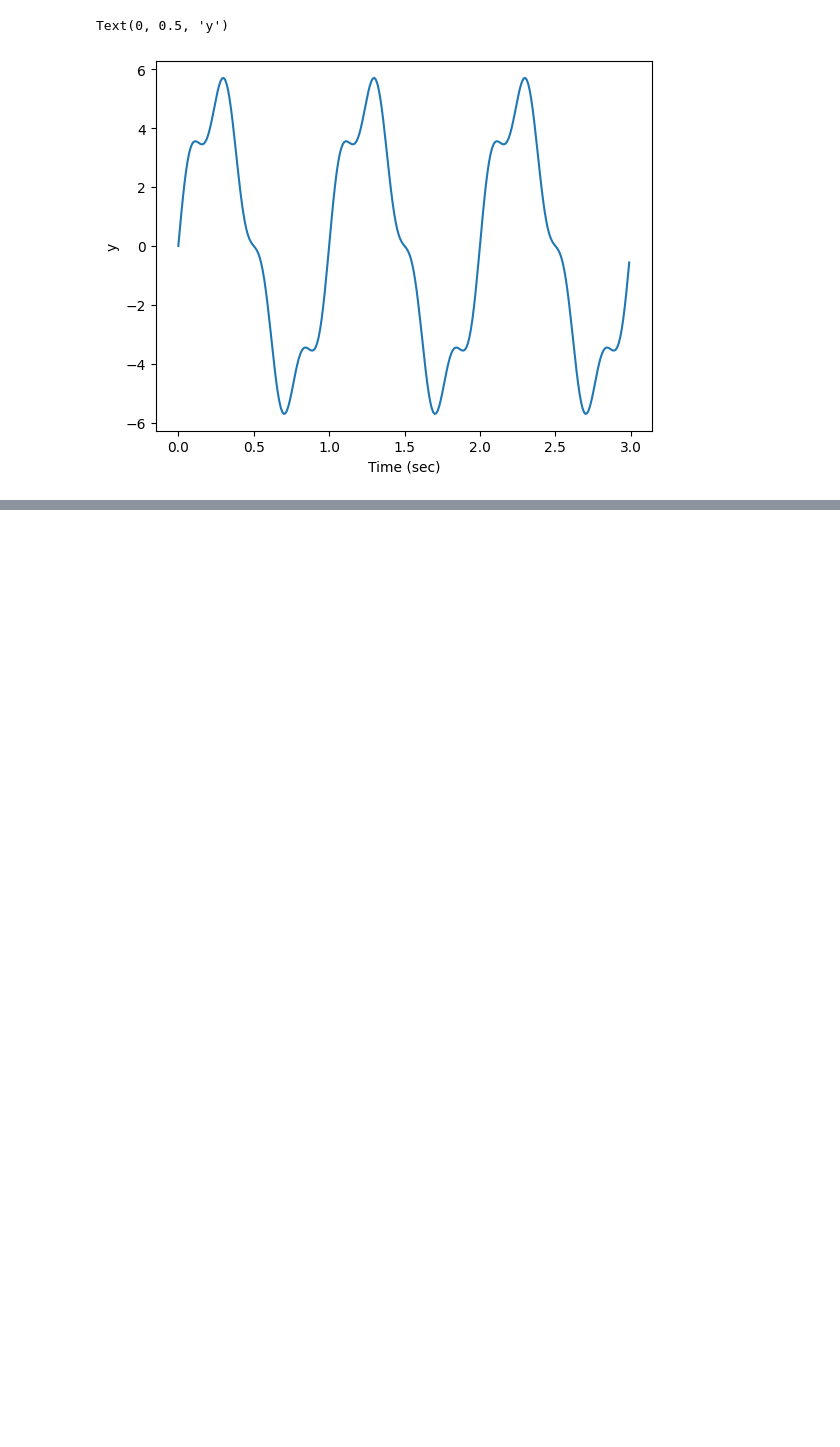
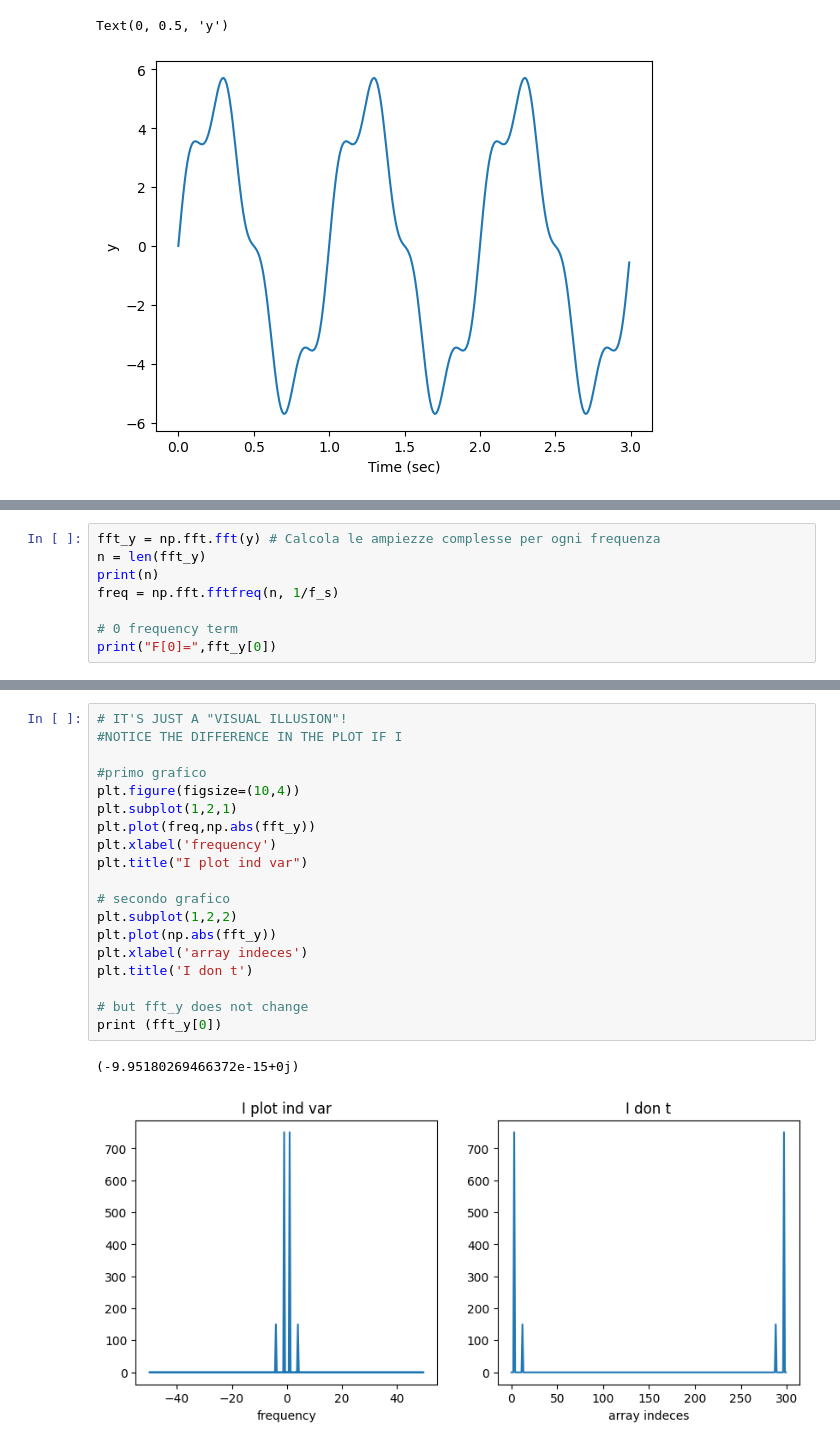
Before and after one commit to Malchio03/FourierTransform-Notebook, a Jupyter notebook: fourier.ipynb, the cells around one changed output, grey strips where cells are left out. Drawn from its saved outputs; the diff is of its cells as text; blank space fills up the shorter version.

Commit message:
Plotting DFT

```diff
--- a/fourier.ipynb
+++ b/fourier.ipynb
@@ -47,0 +62,8 @@ Text(0, 0.5, 'y')
+# %%
+fft_y = np.fft.fft(y) # Calcola le ampiezze complesse per ogni frequenza
+n = len(fft_y)
+print(n)
+freq = np.fft.fftfreq(n, 1/f_s)
+
+# 0 frequency term
+print("F[0]=",fft_y[0])
@@ -47,0 +80,22 @@ Text(0, 0.5, 'y')
+# %%
+# IT'S JUST A "VISUAL ILLUSION"!
+#NOTICE THE DIFFERENCE IN THE PLOT IF I
+
+#primo grafico
+plt.figure(figsize=(10,4))
+plt.subplot(1,2,1)
+plt.plot(freq,np.abs(fft_y))
+plt.xlabel('frequency')
+plt.title("I plot ind var")
+
+# secondo grafico
+plt.subplot(1,2,2)
+plt.plot(np.abs(fft_y))
+plt.xlabel('array indeces')
+plt.title('I don t')
+
+# but fft_y does not change
+print (fft_y[0])
+# %% [output]
+(-9.95180269466372e-15+0j)
+[figure, added]
```
Also changed, not shown: parts of 3 cells of this notebook.
